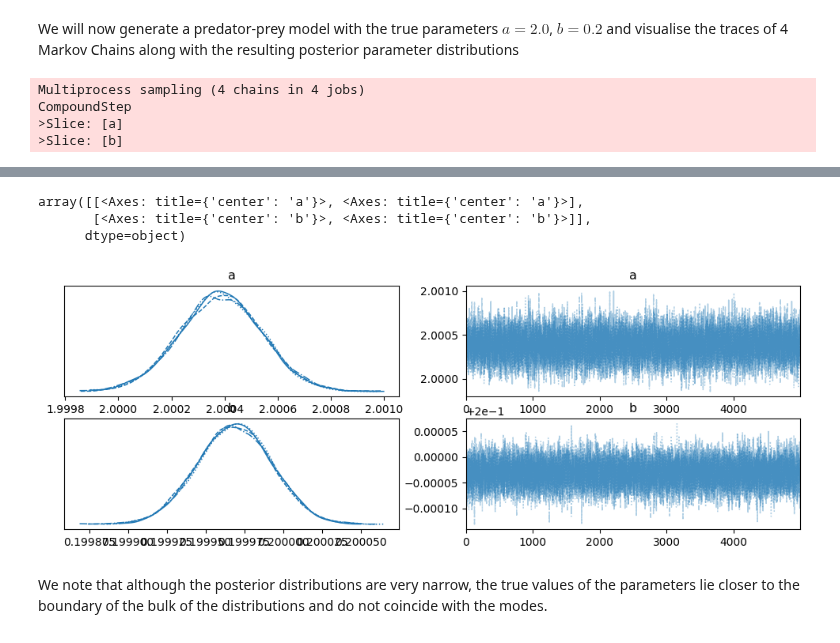
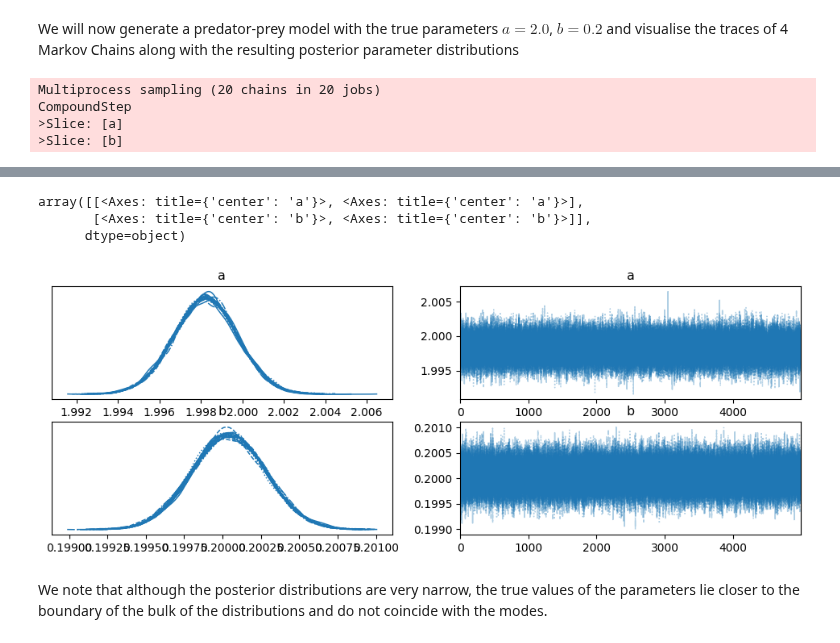
Before and after one commit to albazarova/sbi_intro, a Jupyter notebook: notebooks/2_MCMC_vs_sbi_ODE.ipynb, the cells around one changed output, grey strips where cells are left out. Cells and saved outputs as stored; diff of their text form; code cells hidden in the pictures.

```diff
--- a/notebooks/2_MCMC_vs_sbi_ODE.ipynb
+++ b/notebooks/2_MCMC_vs_sbi_ODE.ipynb
@@ -130,20 +130,20 @@ def create_pymc_model(observed_data):
         simulated = pytensor_forward_model_matrix(theta)
 
         # Likelihood
-        likelihood = pm.Normal('likelihood', mu=simulated, sigma=0.1, observed=observed_data)
+        likelihood = pm.Normal('likelihood', mu=simulated, sigma=1, observed=observed_data)
 
         # Sample from the posterior
-        trace = pm.sample(5000, tune=1000, return_inferencedata=True)
+        trace = pm.sample(5000, tune=1000, return_inferencedata=True, cores=20)
 
     return model, trace
 # %% [markdown]
 We will now generate a predator-prey model with the true parameters $a=2.0$, $b=0.2$ and visualise the traces of 4 Markov Chains along with the resulting posterior parameter distributions
 # %%
-np.random.seed(42)
+np.random.seed(44)
 t = np.linspace(0, 15, 1000)  # Time points
 X0 = np.array([10.0, 5.0])    # Initial conditions
 true_params = [2.0, 0.2]
-observed_data = run_model(true_params, t, X0) + np.random.normal(0, 0.1, size=(len(t), 2))
+observed_data = run_model(true_params, t, X0) + np.random.normal(0, 1, size=(len(t), 2))
 
 # Create the model and sample
 model, trace = create_pymc_model(observed_data)
@@ -152,7 +152,7 @@ model, trace = create_pymc_model(observed_data)
 az.summary(trace)
 az.plot_trace(trace)
 # %% [output]
-Multiprocess sampling (4 chains in 4 jobs)
+Multiprocess sampling (20 chains in 20 jobs)
 CompoundStep
 >Slice: [a]
 >Slice: [b]
@@ -162,7 +162,7 @@ Sampling 4 chains for 1_000 tune and 5_000 draw iterations (4_000 + 20_000 draws
 array([[<Axes: title={'center': 'a'}>, <Axes: title={'center': 'a'}>],
        [<Axes: title={'center': 'b'}>, <Axes: title={'center': 'b'}>]],
       dtype=object)
-[figure, old version]
+[figure, new version]
 # %% [markdown]
 We note that although the posterior distributions are very narrow, the true values of the parameters lie closer to the boundary of the bulk of the distributions and do not coincide with the modes.
 # %% [markdown]
```
Also changed, not shown: parts of 4 cells of this notebook, 5 other files.
